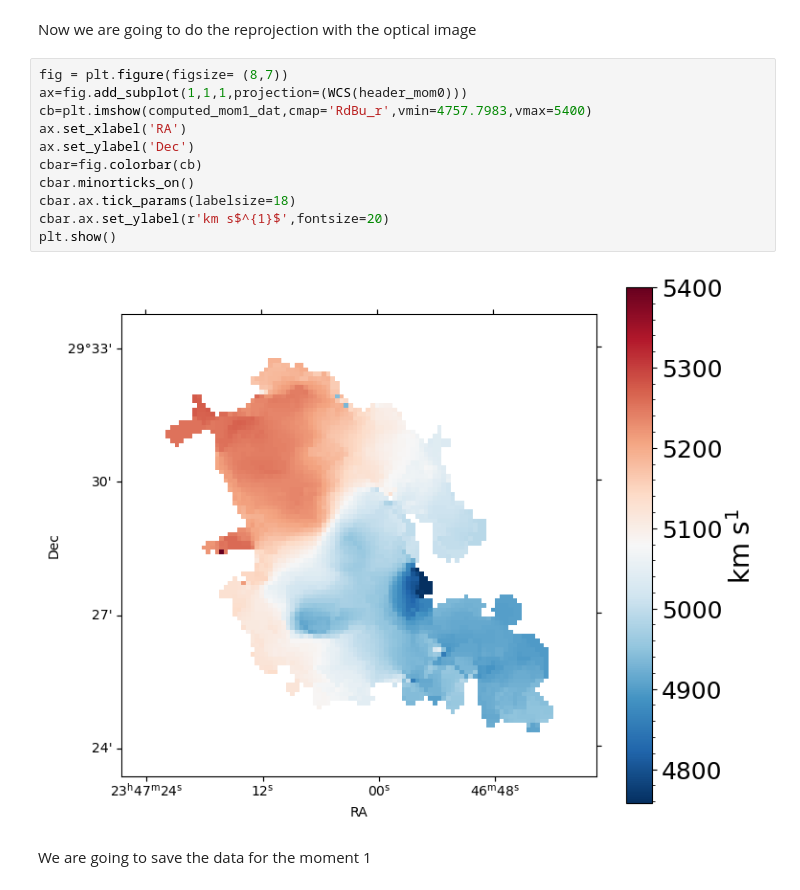
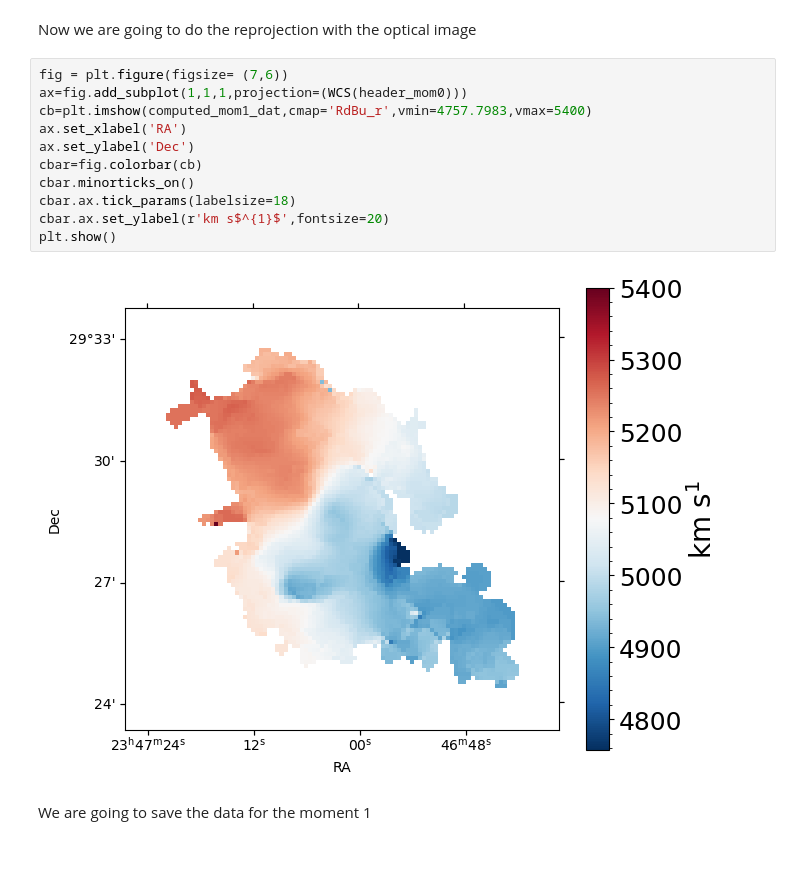
Before and after one commit to AnyelTars/Arp86-Galaxy-System, a Jupyter notebook: NGC7753/moment_maps-ngc7753.ipynb, the cells around one changed output. Drawn from its saved outputs; the diff is of its cells as text; blank space fills up the shorter version.

```diff
--- a/NGC7753/moment_maps-ngc7753.ipynb
+++ b/NGC7753/moment_maps-ngc7753.ipynb
@@ -211,18 +225,18 @@ print()
 # %% [markdown]
 Now we are going to do the reprojection with the optical image
 # %%
-fig = plt.figure(figsize= (8,7))
+fig = plt.figure(figsize= (7,6))
 ax=fig.add_subplot(1,1,1,projection=(WCS(header_mom0)))
 cb=plt.imshow(computed_mom1_dat,cmap='RdBu_r',vmin=4757.7983,vmax=5400)
 ax.set_xlabel('RA')
 ax.set_ylabel('Dec')
 cbar=fig.colorbar(cb)
 cbar.minorticks_on()
 cbar.ax.tick_params(labelsize=18)
 cbar.ax.set_ylabel(r'km s$^{1}$',fontsize=20)
 plt.show()
 # %% [output]
-[figure, old version]
+[figure, new version]
 # %% [markdown]
 We are going to save the data for the moment 1
 # %%
```
Also changed, not shown: parts of 13 cells of this notebook.
